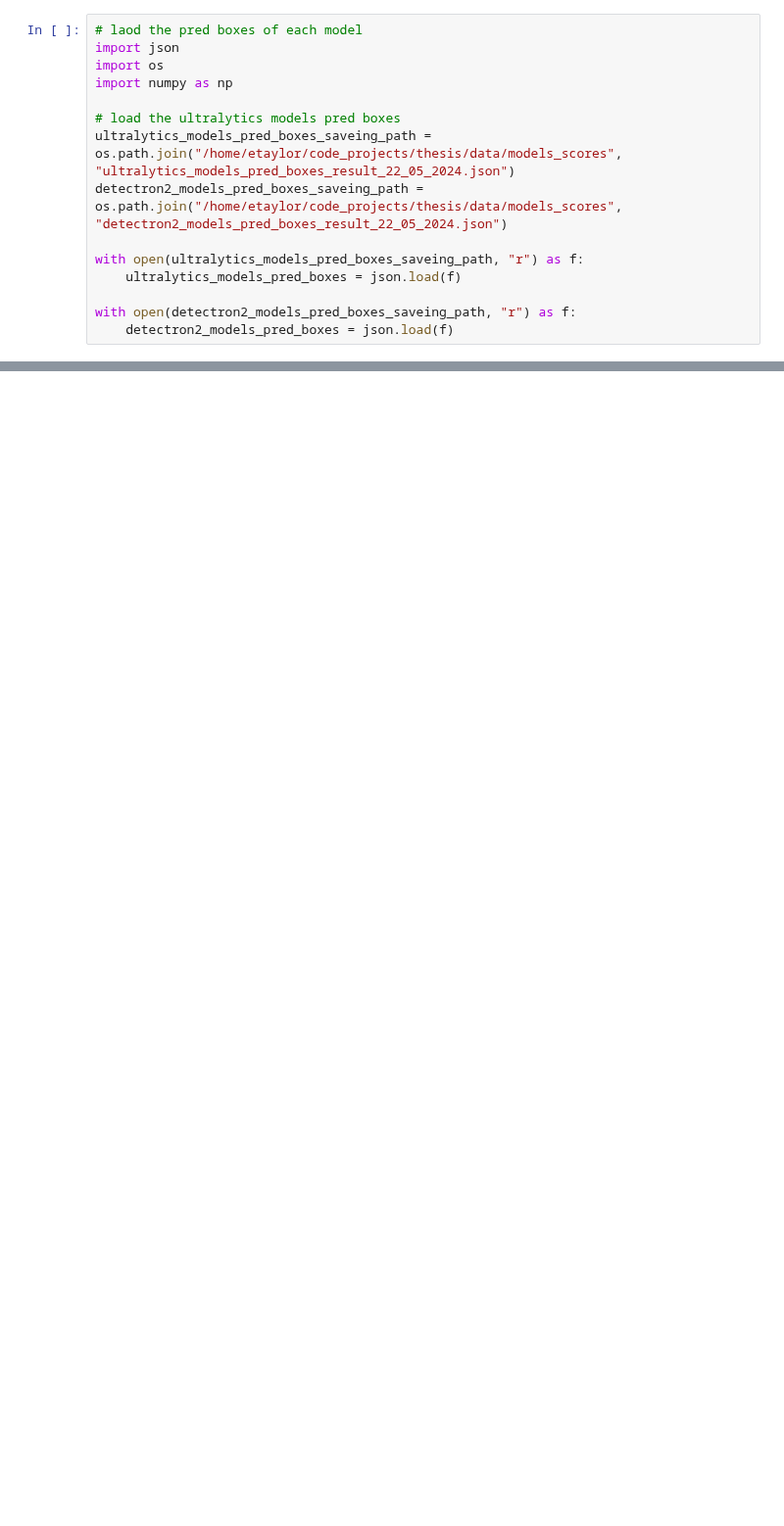
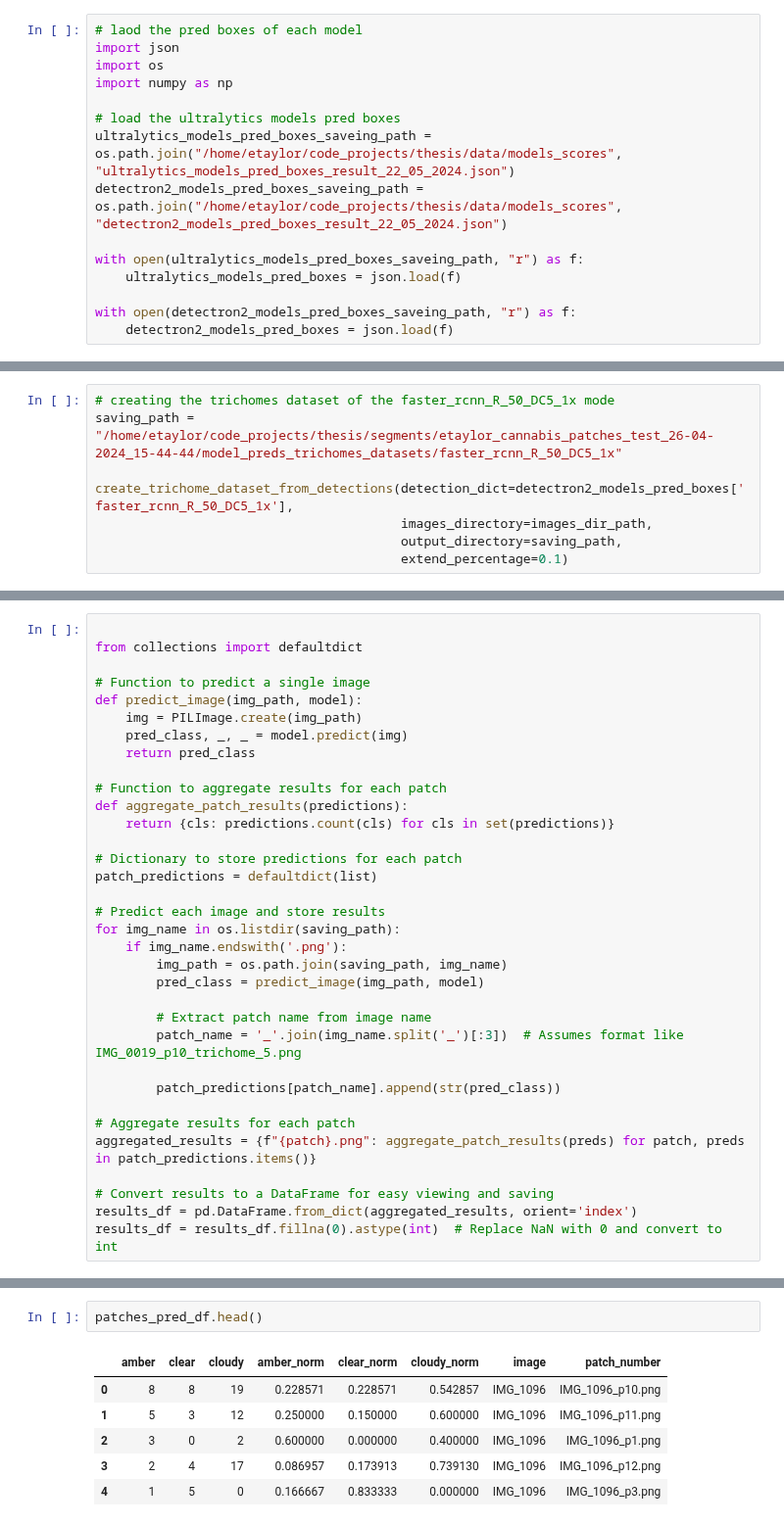
Before and after one commit to elorberb/thesis, a Jupyter notebook: src/classification/notebooks/evaluate_models_on_trichome_dist.ipynb, the cells around one changed output, grey strips where cells are left out. Shown at 98% size. Drawn from its saved outputs; the diff is of its cells as text; blank space fills up the shorter version.

```diff
--- a/src/classification/notebooks/evaluate_models_on_trichome_dist.ipynb
+++ b/src/classification/notebooks/evaluate_models_on_trichome_dist.ipynb
@@ -131,0 +224,8 @@ with open(detectron2_models_pred_boxes_saveing_path, "r") as f:
+# %%
+# creating the trichomes dataset of the faster_rcnn_R_50_DC5_1x mode
+saving_path = "/home/etaylor/code_projects/thesis/segments/etaylor_cannabis_patches_test_26-04-2024_15-44-44/model_preds_trichomes_datasets/faster_rcnn_R_50_DC5_1x"
+
+create_trichome_dataset_from_detections(detection_dict=detectron2_models_pred_boxes['faster_rcnn_R_50_DC5_1x'],
+                                        images_directory=images_dir_path,
+                                        output_directory=saving_path,
+                                        extend_percentage=0.1)
@@ -131,0 +300,34 @@ with open(detectron2_models_pred_boxes_saveing_path, "r") as f:
+# %%
+
+from collections import defaultdict
+
+# Function to predict a single image
+def predict_image(img_path, model):
+    img = PILImage.create(img_path)
+    pred_class, _, _ = model.predict(img)
+    return pred_class
+
+# Function to aggregate results for each patch
+def aggregate_patch_results(predictions):
+    return {cls: predictions.count(cls) for cls in set(predictions)}
+
+# Dictionary to store predictions for each patch
+patch_predictions = defaultdict(list)
+
+# Predict each image and store results
+for img_name in os.listdir(saving_path):
+    if img_name.endswith('.png'):
+        img_path = os.path.join(saving_path, img_name)
+        pred_class = predict_image(img_path, model)
+
+        # Extract patch name from image name
+        patch_name = '_'.join(img_name.split('_')[:3])  # Assumes format like IMG_0019_p10_trichome_5.png
+
+        patch_predictions[patch_name].append(str(pred_class))
+
+# Aggregate results for each patch
+aggregated_results = {f"{patch}.png": aggregate_patch_results(preds) for patch, preds in patch_predictions.items()}
+
+# Convert results to a DataFrame for easy viewing and saving
+results_df = pd.DataFrame.from_dict(aggregated_results, orient='index')
+results_df = results_df.fillna(0).astype(int)  # Replace NaN with 0 and convert to int
@@ -131,0 +393,9 @@ with open(detectron2_models_pred_boxes_saveing_path, "r") as f:
+# %%
+patches_pred_df.head()
+# %% [output]
+|  | amber | clear | cloudy | amber_norm | clear_norm | cloudy_norm | image | patch_number |
+| 0 | 8 | 8 | 19 | 0.228571 | 0.228571 | 0.542857 | IMG_1096 | IMG_1096_p10.png |
+| 1 | 5 | 3 | 12 | 0.250000 | 0.150000 | 0.600000 | IMG_1096 | IMG_1096_p11.png |
+| 2 | 3 | 0 | 2 | 0.600000 | 0.000000 | 0.400000 | IMG_1096 | IMG_1096_p1.png |
+| 3 | 2 | 4 | 17 | 0.086957 | 0.173913 | 0.739130 | IMG_1096 | IMG_1096_p12.png |
+| 4 | 1 | 5 | 0 | 0.166667 | 0.833333 | 0.000000 | IMG_1096 | IMG_1096_p3.png |
```
Also changed, not shown: parts of 25 cells of this notebook.
